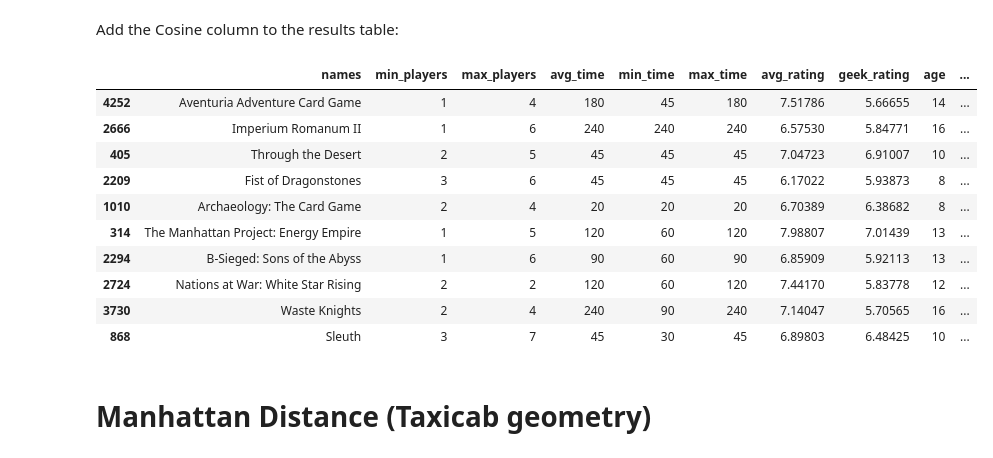
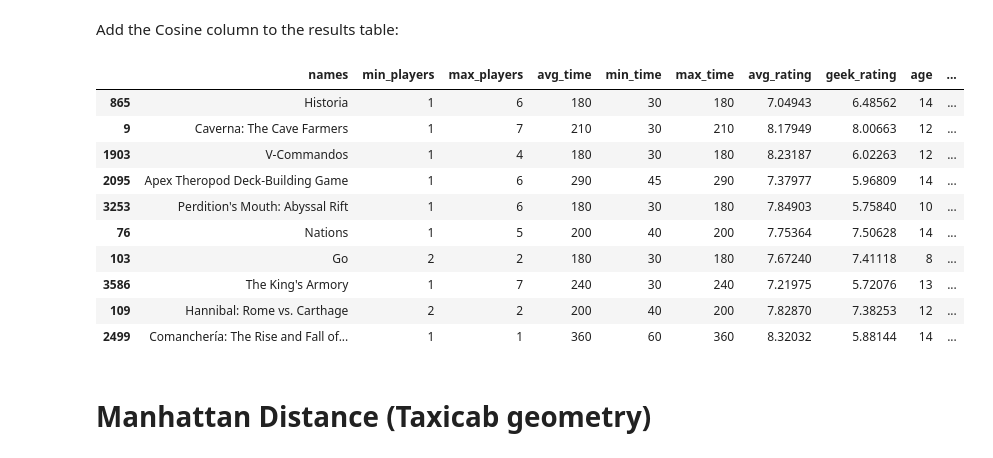
Before and after one commit to dongiovy/Jato, a Jupyter notebook: Models_to_derive_similarity.ipynb, the cells around one changed output. Drawn from its saved outputs; the diff is of its cells as text; code cells hidden in the pictures.

```diff
--- a/Models_to_derive_similarity.ipynb
+++ b/Models_to_derive_similarity.ipynb
@@ -201,5 +201,5 @@ game_spear['pearson'] = pearson
 # %% [markdown]
 Sorting values by Spearman Rank Correlation:
 # %%
-game_spear = game_spear.sort_values(['spearman'], ascending=[False])
+game_spear_sort = game_spear.sort_values(['spearman'], ascending=[False])
 # %%
@@ -259,21 +259,21 @@ Add the Cosine column to the results table:
 # %%
 game_spear['cosine'] = cosine
 # %%
-game_spear = game_spear.sort_values(['cosine'], ascending=[False])
+game_cosine = game_spear.sort_values(['cosine'], ascending=[False])
 # %%
-game_spear.head(10)
+game_cosine.head(10)
 # %% [output]
 |  | names | min_players | max_players | avg_time | min_time | max_time | avg_rating | geek_rating | age | ... |
-| 4252 | Aventuria Adventure Card Game | 1 | 4 | 180 | 45 | 180 | 7.51786 | 5.66655 | 14 | ... |
-| 2666 | Imperium Romanum II | 1 | 6 | 240 | 240 | 240 | 6.57530 | 5.84771 | 16 | ... |
-| 405 | Through the Desert | 2 | 5 | 45 | 45 | 45 | 7.04723 | 6.91007 | 10 | ... |
-| 2209 | Fist of Dragonstones | 3 | 6 | 45 | 45 | 45 | 6.17022 | 5.93873 | 8 | ... |
-| 1010 | Archaeology: The Card Game | 2 | 4 | 20 | 20 | 20 | 6.70389 | 6.38682 | 8 | ... |
-| 314 | The Manhattan Project: Energy Empire | 1 | 5 | 120 | 60 | 120 | 7.98807 | 7.01439 | 13 | ... |
-| 2294 | B-Sieged: Sons of the Abyss | 1 | 6 | 90 | 60 | 90 | 6.85909 | 5.92113 | 13 | ... |
-| 2724 | Nations at War: White Star Rising | 2 | 2 | 120 | 60 | 120 | 7.44170 | 5.83778 | 12 | ... |
-| 3730 | Waste Knights | 2 | 4 | 240 | 90 | 240 | 7.14047 | 5.70565 | 16 | ... |
-| 868 | Sleuth | 3 | 7 | 45 | 30 | 45 | 6.89803 | 6.48425 | 10 | ... |
+| 865 | Historia | 1 | 6 | 180 | 30 | 180 | 7.04943 | 6.48562 | 14 | ... |
+| 9 | Caverna: The Cave Farmers | 1 | 7 | 210 | 30 | 210 | 8.17949 | 8.00663 | 12 | ... |
+| 1903 | V-Commandos | 1 | 4 | 180 | 30 | 180 | 8.23187 | 6.02263 | 12 | ... |
+| 2095 | Apex Theropod Deck-Building Game | 1 | 6 | 290 | 45 | 290 | 7.37977 | 5.96809 | 14 | ... |
+| 3253 | Perdition's Mouth: Abyssal Rift | 1 | 6 | 180 | 30 | 180 | 7.84903 | 5.75840 | 10 | ... |
+| 76 | Nations | 1 | 5 | 200 | 40 | 200 | 7.75364 | 7.50628 | 14 | ... |
+| 103 | Go | 2 | 2 | 180 | 30 | 180 | 7.67240 | 7.41118 | 8 | ... |
+| 3586 | The King's Armory | 1 | 7 | 240 | 30 | 240 | 7.21975 | 5.72076 | 13 | ... |
+| 109 | Hannibal: Rome vs. Carthage | 2 | 2 | 200 | 40 | 200 | 7.82870 | 7.38253 | 12 | ... |
+| 2499 | Comanchería: The Rise and Fall of... | 1 | 1 | 360 | 60 | 360 | 8.32032 | 5.88144 | 14 | ... |
 # %% [markdown]
 # Manhattan Distance (Taxicab geometry)
 # %% [markdown]
```
Also changed, not shown: parts of 8 cells of this notebook.
